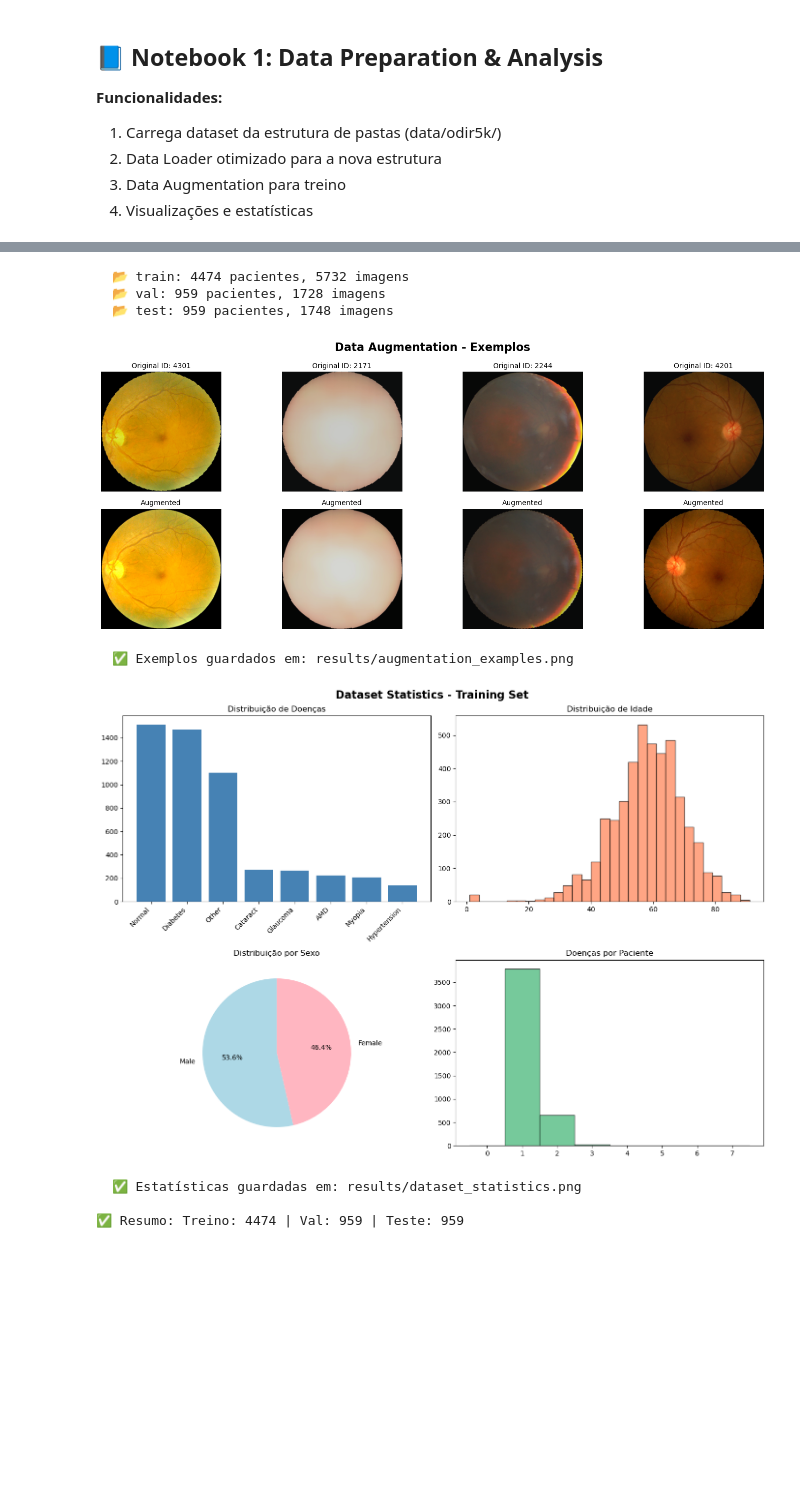
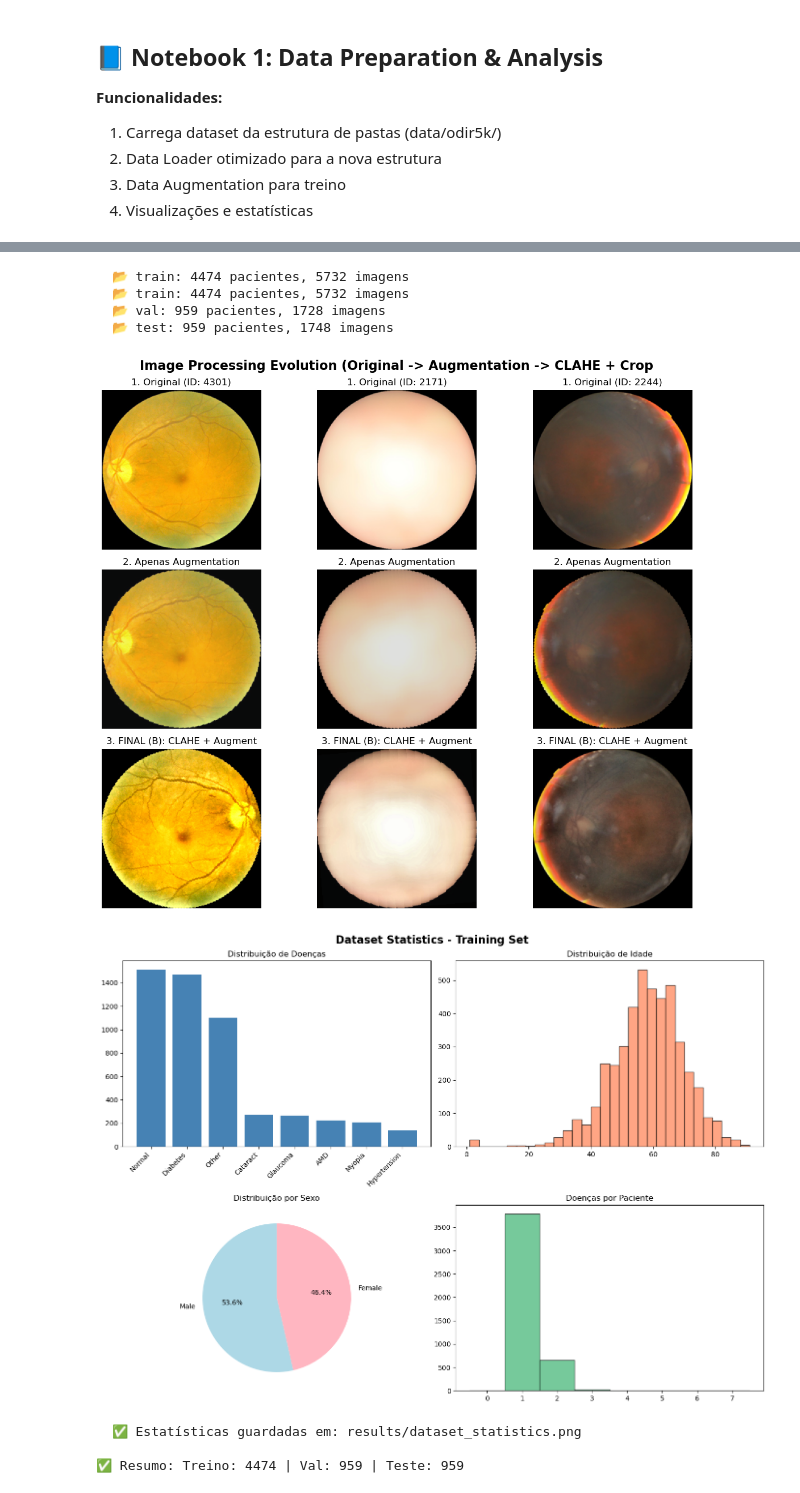
Before and after one commit to matildetex/projects_faa, a Jupyter notebook: project2/odir-project/notebooks/01_Data_Preparation.ipynb, the cells around one changed output, grey strips where cells are left out. Cells and saved outputs as stored; diff of their text form; code cells hidden in the pictures; blank space fills up the shorter version.

Commit message:
CLAHE + crop

```diff
--- a/project2/odir-project/notebooks/01_Data_Preparation.ipynb
+++ b/project2/odir-project/notebooks/01_Data_Preparation.ipynb
@@ -87,6 +112,17 @@ class ODIRDataset(Dataset):
 # %%
 def get_train_transform():
     return transforms.Compose([
+        transforms.Resize((224, 224)),
+        transforms.RandomHorizontalFlip(p=0.5),
+        transforms.RandomRotation(degrees=15),
+        transforms.ColorJitter(brightness=0.2, contrast=0.2),
+        transforms.ToTensor(),
+        transforms.Normalize(mean=[0.485, 0.456, 0.406], std=[0.229, 0.224, 0.225])
+    ])
+
+def get_train_transform_CLAHE():
+    return transforms.Compose([
+        ApplyCLAHEandCrop(),
         transforms.Resize((224, 224)),
         transforms.RandomHorizontalFlip(p=0.5),
         transforms.RandomRotation(degrees=15),
@@ -101,4 +137,12 @@ def get_val_test_transform():
         transforms.ToTensor(),
         transforms.Normalize(mean=[0.485, 0.456, 0.406], std=[0.229, 0.224, 0.225])
     ])
+
+def get_val_test_transform_CLAHE():
+    return transforms.Compose([
+        ApplyCLAHEandCrop(),
+        transforms.Resize((224, 224)),
+        transforms.ToTensor(),
+        transforms.Normalize(mean=[0.485, 0.456, 0.406], std=[0.229, 0.224, 0.225])
+    ])
 # %%
@@ -164,32 +220,29 @@ def plot_dataset_statistics(save_path='results/dataset_statistics.png'):
     plt.show() # Garante que aparece no Notebook
     print(f"  ✅ Estatísticas guardadas em: {save_path}")
 # %%
-# --- Verificação de Segurança ---
+# --- Verificação de Segurança e Execução ---
 if not os.path.exists(DATASET_ROOT):
     print(f"❌ ERRO: Dataset não encontrado em {DATASET_ROOT}")
 else:
-    # 1. Criar Datasets
-    train_dataset = ODIRDataset('train', transform=get_train_transform())
-    val_dataset = ODIRDataset('val', transform=get_val_test_transform())
-    test_dataset = ODIRDataset('test', transform=get_val_test_transform())
+    # 1. Criar Datasets Reais
+    train_dataset_basic = ODIRDataset('train', transform=get_train_transform())
+    train_dataset_clahe = ODIRDataset('train', transform=get_train_transform_CLAHE())
 
-    # 2. Criar Loaders
-    train_loader = DataLoader(train_dataset, batch_size=32, shuffle=True, num_workers=2)
-    val_loader = DataLoader(val_dataset, batch_size=32, shuffle=False, num_workers=2)
-    test_loader = DataLoader(test_dataset, batch_size=32, shuffle=False, num_workers=2)
+    val_dataset = ODIRDataset('val', transform=get_val_test_transform_CLAHE())
+    test_dataset = ODIRDataset('test', transform=get_val_test_transform_CLAHE())
 
-    # 3. Visualizar e Salvar
-    visualize_augmentation(train_dataset)
+    visualize_step_by_step(train_dataset_basic, train_dataset_clahe)
+
     plot_dataset_statistics()
 
     print("\n✅ Resumo: Treino:", len(train_dataset), "| Val:", len(val_dataset), "| Teste:", len(test_dataset))
 # %% [output]
+  📂 train: 4474 pacientes, 5732 imagens
   📂 train: 4474 pacientes, 5732 imagens
   📂 val: 959 pacientes, 1728 imagens
   📂 test: 959 pacientes, 1748 imagens
-[figure, old version]
+[figure, new version]
+[figure]
-  ✅ Exemplos guardados em: results/augmentation_examples.png
+  ✅ Estatísticas guardadas em: results/dataset_statistics.png
+
+✅ Resumo: Treino: 4474 | Val: 959 | Teste: 959
-[figure]
-  ✅ Estatísticas guardadas em: results/dataset_statistics.png
-
-✅ Resumo: Treino: 4474 | Val: 959 | Teste: 959
```
Also changed, not shown: parts of 4 cells of this notebook, 2 other files.
